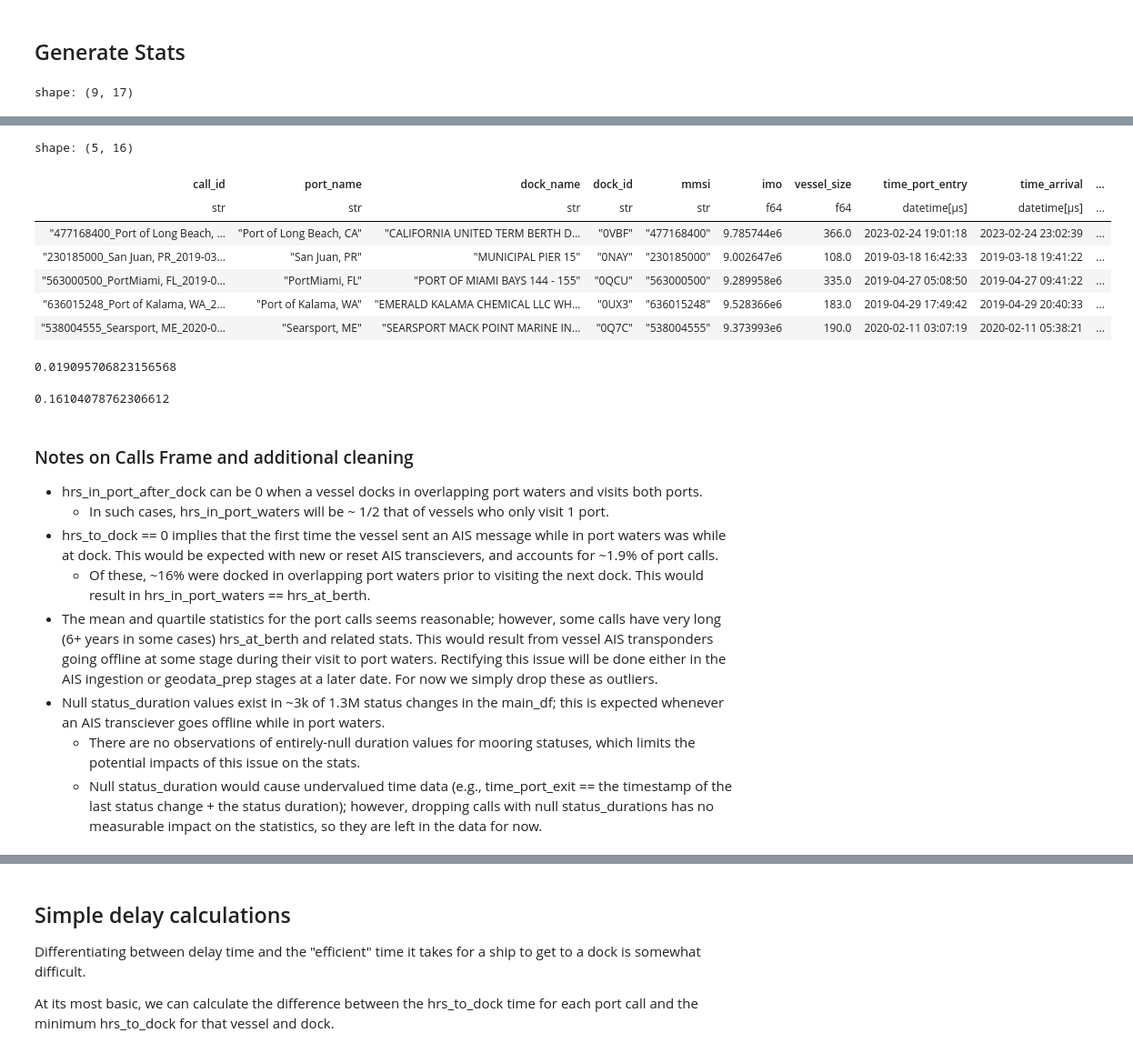
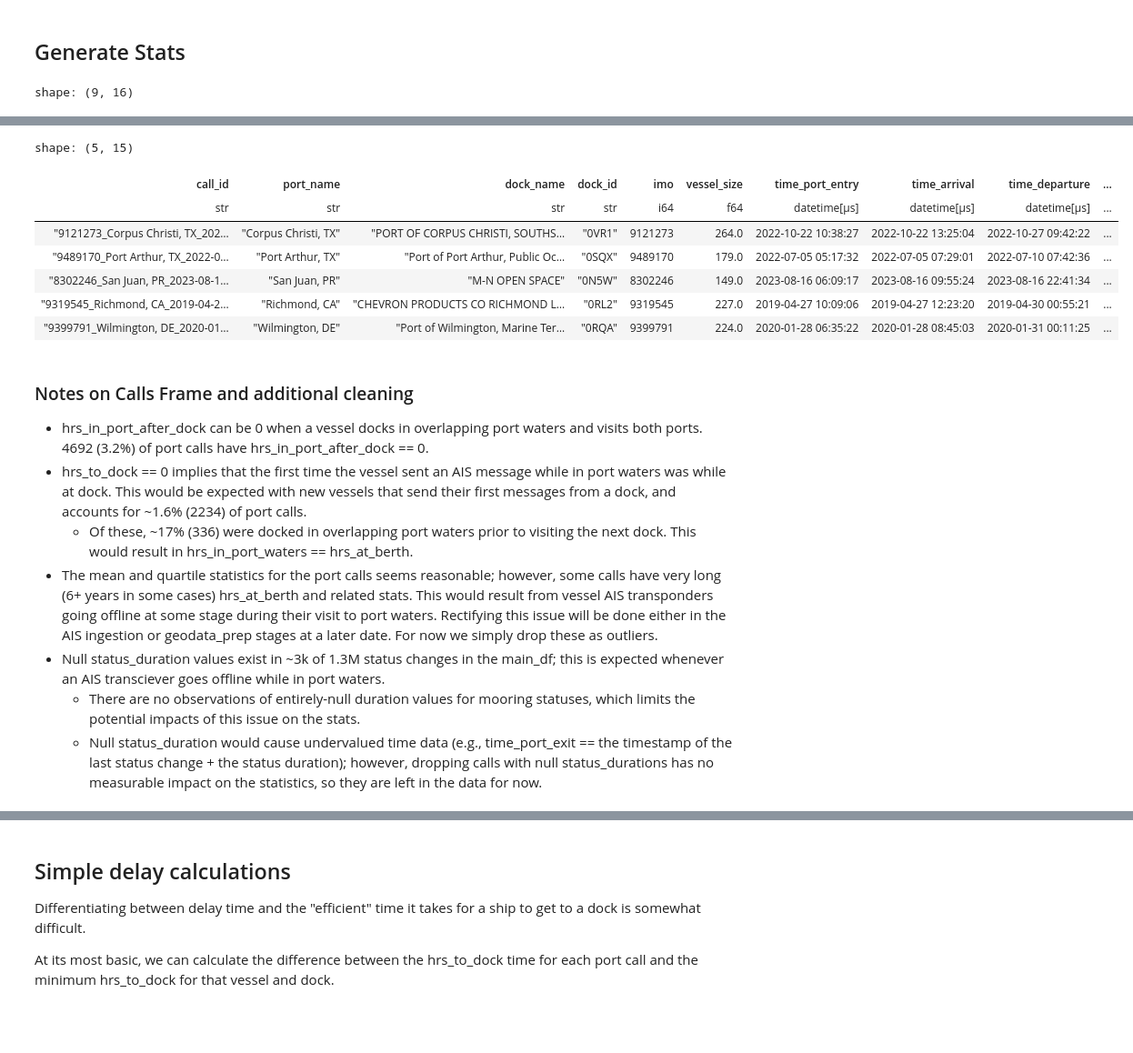
Before and after one commit to epistemetrica/Port-Performance-Project, a Jupyter notebook: port_stats.ipynb, the cells around one changed output, grey strips where cells are left out. Shown at 91% size. Drawn from its saved outputs; the diff is of its cells as text; code cells hidden in the pictures; blank space fills up the shorter version.

Commit message:
update port_stats with imo instead of mmsi

```diff
--- a/port_stats.ipynb
+++ b/port_stats.ipynb
@@ -63,7 +63,7 @@ shape: (5, 29)
 calls_df = (
     main_lf
     #ensure sorting by vessel and time
-    .sort(['mmsi', 'time'])
+    .sort(['imo', 'time'])
     #grouby by call id
     .group_by('call_id')
     .agg(
@@ -73,8 +73,6 @@ calls_df = (
         dock_name = pl.first('dock_name'),
         #dock_id
         dock_id = pl.first('dock_id'),
-        #vessel mmsi
-        mmsi = pl.first('mmsi'),
         #vessel imo
         imo = pl.first('imo'),
         #vessel size
@@ -139,4 +137,4 @@ calls_df = (
 display(calls_df.describe())
 calls_df.head(5)
 # %% [output]
-shape: (9, 17)
+shape: (9, 16)
@@ -154,29 +152,17 @@ shape: (9, 17)
-shape: (5, 16)
+shape: (5, 15)
-| call_id | port_name | dock_name | dock_id | mmsi | imo | vessel_size | time_port_entry | time_arrival | ... |
-| str | str | str | str | str | f64 | f64 | datetime[μs] | datetime[μs] | ... |
-| "477168400_Port of Long Beach, … | "Port of Long Beach, CA" | "CALIFORNIA UNITED TERM BERTH D… | "0VBF" | "477168400" | 9.785744e6 | 366.0 | 2023-02-24 19:01:18 | 2023-02-24 23:02:39 | ... |
-| "230185000_San Juan, PR_2019-03… | "San Juan, PR" | "MUNICIPAL PIER 15" | "0NAY" | "230185000" | 9.002647e6 | 108.0 | 2019-03-18 16:42:33 | 2019-03-18 19:41:22 | ... |
-| "563000500_PortMiami, FL_2019-0… | "PortMiami, FL" | "PORT OF MIAMI BAYS 144 - 155" | "0QCU" | "563000500" | 9.289958e6 | 335.0 | 2019-04-27 05:08:50 | 2019-04-27 09:41:22 | ... |
-| "636015248_Port of Kalama, WA_2… | "Port of Kalama, WA" | "EMERALD KALAMA CHEMICAL LLC WH… | "0UX3" | "636015248" | 9.528366e6 | 183.0 | 2019-04-29 17:49:42 | 2019-04-29 20:40:33 | ... |
-| "538004555_Searsport, ME_2020-0… | "Searsport, ME" | "SEARSPORT MACK POINT MARINE IN… | "0Q7C" | "538004555" | 9.373993e6 | 190.0 | 2020-02-11 03:07:19 | 2020-02-11 05:38:21 | ... |
+| call_id | port_name | dock_name | dock_id | imo | vessel_size | time_port_entry | time_arrival | time_departure | ... |
+| str | str | str | str | i64 | f64 | datetime[μs] | datetime[μs] | datetime[μs] | ... |
+| "9121273_Corpus Christi, TX_202… | "Corpus Christi, TX" | "PORT OF CORPUS CHRISTI, SOUTHS… | "0VR1" | 9121273 | 264.0 | 2022-10-22 10:38:27 | 2022-10-22 13:25:04 | 2022-10-27 09:42:22 | ... |
+| "9489170_Port Arthur, TX_2022-0… | "Port Arthur, TX" | "Port of Port Arthur, Public Oc… | "0SQX" | 9489170 | 179.0 | 2022-07-05 05:17:32 | 2022-07-05 07:29:01 | 2022-07-10 07:42:36 | ... |
+| "8302246_San Juan, PR_2023-08-1… | "San Juan, PR" | "M-N OPEN SPACE" | "0N5W" | 8302246 | 149.0 | 2023-08-16 06:09:17 | 2023-08-16 09:55:24 | 2023-08-16 22:41:34 | ... |
+| "9319545_Richmond, CA_2019-04-2… | "Richmond, CA" | "CHEVRON PRODUCTS CO RICHMOND L… | "0RL2" | 9319545 | 227.0 | 2019-04-27 10:09:06 | 2019-04-27 12:23:20 | 2019-04-30 00:55:21 | ... |
+| "9399791_Wilmington, DE_2020-01… | "Wilmington, DE" | "Port of Wilmington, Marine Ter… | "0RQA" | 9399791 | 224.0 | 2020-01-28 06:35:22 | 2020-01-28 08:45:03 | 2020-01-31 00:11:25 | ... |
-# %%
-(calls_df.filter(pl.col('hrs_to_dock')==0).shape[0] /
-calls_df.shape[0])
-# %% [output]
-0.019095706823156568
-# %%
-((calls_df.filter((pl.col('hrs_to_dock')==0)&
-                (pl.col('hrs_in_port_after_dock')==0)).shape[0]) /
-calls_df.filter(pl.col('hrs_to_dock')==0).shape[0])
-# %% [output]
-0.16104078762306612
 # %% [markdown]
 ### Notes on Calls Frame and additional cleaning
 
-- hrs_in_port_after_dock can be 0 when a vessel docks in overlapping port waters and visits both ports.
-    - In such cases, hrs_in_port_waters will be ~ 1/2 that of vessels who only visit 1 port.
-- hrs_to_dock == 0 implies that the first time the vessel sent an AIS message while in port waters was while at dock. This would be expected with new or reset AIS transcievers, and accounts for ~1.9% of port calls.
-    - Of these, ~16% were docked in overlapping port waters prior to visiting the next dock. This would result in hrs_in_port_waters == hrs_at_berth.
+- hrs_in_port_after_dock can be 0 when a vessel docks in overlapping port waters and visits both ports. 4692 (3.2%) of port calls have hrs_in_port_after_dock == 0.
+- hrs_to_dock == 0 implies that the first time the vessel sent an AIS message while in port waters was while at dock. This would be expected with new vessels that send their first messages from a dock, and accounts for ~1.6% (2234) of port calls.
+    - Of these, ~17% (336) were docked in overlapping port waters prior to visiting the next dock. This would result in hrs_in_port_waters == hrs_at_berth.
 - The mean and quartile statistics for the port calls seems reasonable; however, some calls have very long (6+ years in some cases) hrs_at_berth and related stats. This would result from vessel AIS transponders going offline at some stage during their visit to port waters. Rectifying this issue will be done either in the AIS ingestion or geodata_prep stages at a later date. For now we simply drop these as outliers.
 - Null status_duration values exist in ~3k of 1.3M status changes in the main_df; this is expected whenever an AIS transciever goes offline while in port waters.
     - There are no observations of entirely-null duration values for mooring statuses, which limits the potential impacts of this issue on the stats.
```
Also changed, not shown: parts of 13 cells of this notebook.
